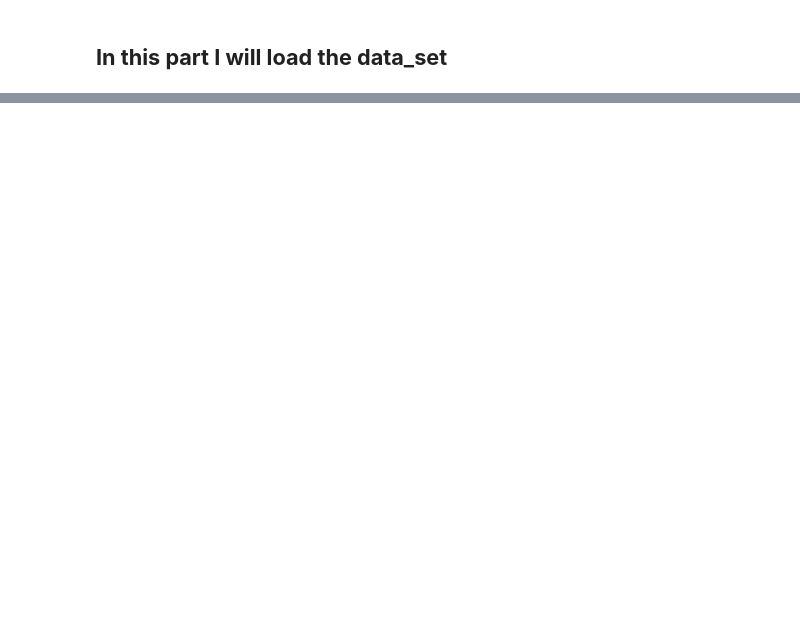
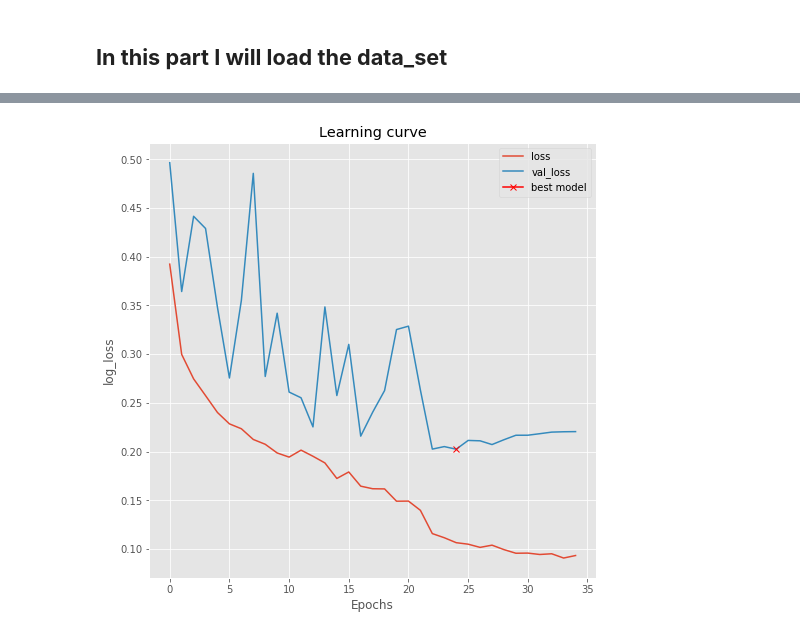
Before and after one commit to melsayed-7/UNet-Semantic-Segmentation, a Jupyter notebook: Code.ipynb, the cells around one changed output, grey strips where cells are left out. Cells and saved outputs as stored; diff of their text form; code cells hidden in the pictures; blank space fills up the shorter version.

```diff
--- a/Code.ipynb
+++ b/Code.ipynb
@@ -125,0 +169,18 @@ X_train, y_valid, y_train, y_valid = train_test_split(X, y, test_size = 0.1, ran
+# %%
+def conv2d_block(input_tensor, n_filters, kernel_size = 3, batchnorm = True):
+  x= Conv2D(n_filters, kernel_size = (kernel_size,kernel_size) , padding = 'same',kernel_initializer = 'he_normal' )(input_tensor)
+
+  if batchnorm:
+    x= BatchNormalization()(x)
+
+  x = Activation('relu')(x)
+
+#   # second layer
+#   x= Conv2D(n_filters, kernel_size = (kernel_size,kernel_size) , padding = 'same',kernel_initializer = 'he_initializer' )(input_tesnor)
+
+#   if batchnorm:
+#     x= BatchNormalization()(x)
+
+#   x = Activation('relu')(x)
+
+  return x
@@ -125,0 +233,4 @@ X_train, y_valid, y_train, y_valid = train_test_split(X, y, test_size = 0.1, ran
+# %%
+input_img = Input((im_height, im_width, 1), name='img')
+model = get_unet(input_img, n_filters=16, dropout=0.05, batchnorm=True)
+model.compile(optimizer=Adam(), loss="binary_crossentropy", metrics=["accuracy"])
@@ -125,0 +257,9 @@ X_train, y_valid, y_train, y_valid = train_test_split(X, y, test_size = 0.1, ran
+# %%
+callbacks = [
+    EarlyStopping(patience=10, verbose=1),
+    ReduceLROnPlateau(factor=0.1, patience=5, min_lr=0.00001, verbose=1),
+    ModelCheckpoint('model-tgs-salt.h5', verbose=1, save_best_only=True, save_weights_only=True)
+]
+# %%
+results = model.fit(X_train, y_train, batch_size=32, epochs=50, callbacks=callbacks,\
+                    validation_data=(X_valid, y_valid))
@@ -125,0 +284,11 @@ X_train, y_valid, y_train, y_valid = train_test_split(X, y, test_size = 0.1, ran
+# %%
+plt.figure(figsize=(8, 8))
+plt.title("Learning curve")
+plt.plot(results.history["loss"], label="loss")
+plt.plot(results.history["val_loss"], label="val_loss")
+plt.plot( np.argmin(results.history["val_loss"]), np.min(results.history["val_loss"]), marker="x", color="r", label="best model")
+plt.xlabel("Epochs")
+plt.ylabel("log_loss")
+plt.legend();
+# %% [output]
+[figure, added]
```
Also changed, not shown: parts of 16 cells of this notebook.
